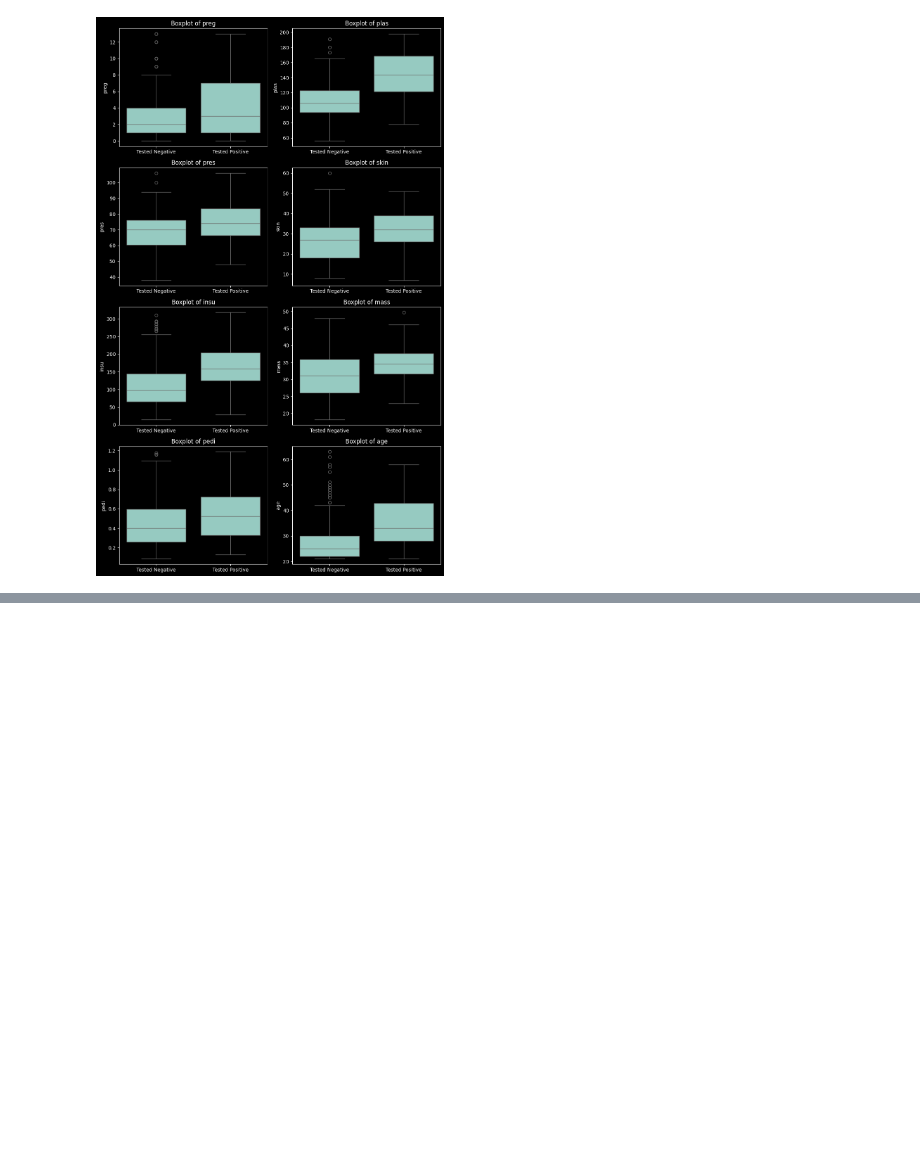
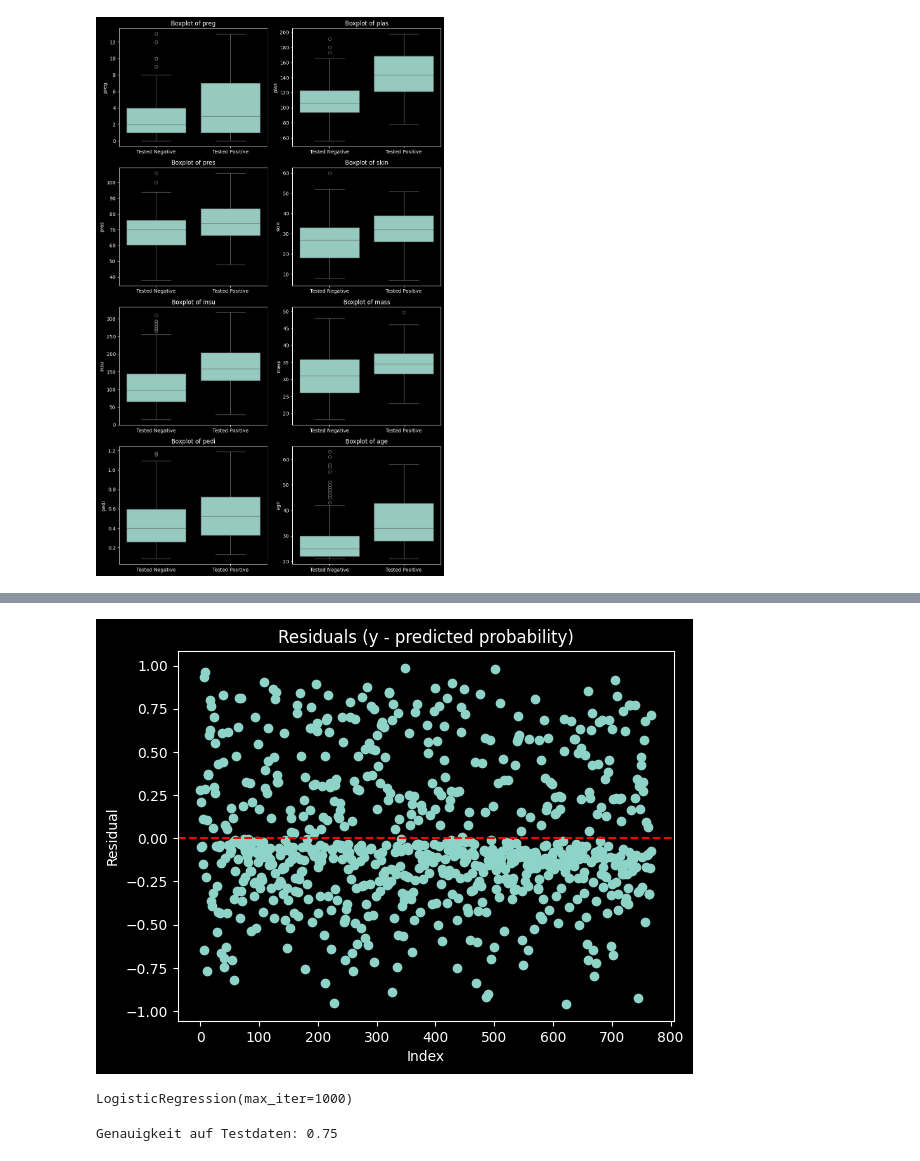
Before and after one commit to EliSpireli/AMLHC_Tasks_EB, a Jupyter notebook: src/python/supervised_diabetes.ipynb, the cells around one changed output, grey strips where cells are left out. Saved outputs shown, nothing was run; the diff lists cells and outputs as text; code cells hidden in the pictures; blank space fills up the shorter version.

```diff
--- a/src/python/supervised_diabetes.ipynb
+++ b/src/python/supervised_diabetes.ipynb
@@ -188,0 +253,12 @@ plt.show()
+# %%
+# Residuen visualisieren (als Differenz in Vorhersagewahrscheinlichkeiten)
+y_prob = model.predict_proba(X)[:, 1]  # Wahrscheinlichkeit für Klasse 1 (Diabetes)
+residuals = y.to_numpy().astype(float) - y_prob   # Differenz zwischen Wahrheit (0 oder 1) und Wahrscheinlichkeit
+plt.plot(residuals, marker='o', linestyle='')
+plt.title('Residuals (y - predicted probability)')
+plt.xlabel('Index')
+plt.ylabel('Residual')
+plt.axhline(0, color='red', linestyle='--')
+plt.show()
+# %% [output]
+[figure, added]
@@ -188,0 +268,14 @@ plt.show()
+# %%
+# Modell trainieren
+model_cv = LogisticRegression(max_iter=1000)
+model_cv.fit(X_train, y_train)
+# %% [output]
+LogisticRegression(max_iter=1000)
+# %%
+# Testdaten vorhersagen
+y_test_pred = model_cv.predict(X_test)
+# Genauigkeit auf Testdaten ausgeben
+test_accuracy = accuracy_score(y_test, y_test_pred)
+print(f"\nGenauigkeit auf Testdaten: {test_accuracy:.2f}")
+# %% [output]
+Genauigkeit auf Testdaten: 0.75
```
Also changed, not shown: parts of 12 cells of this notebook.
